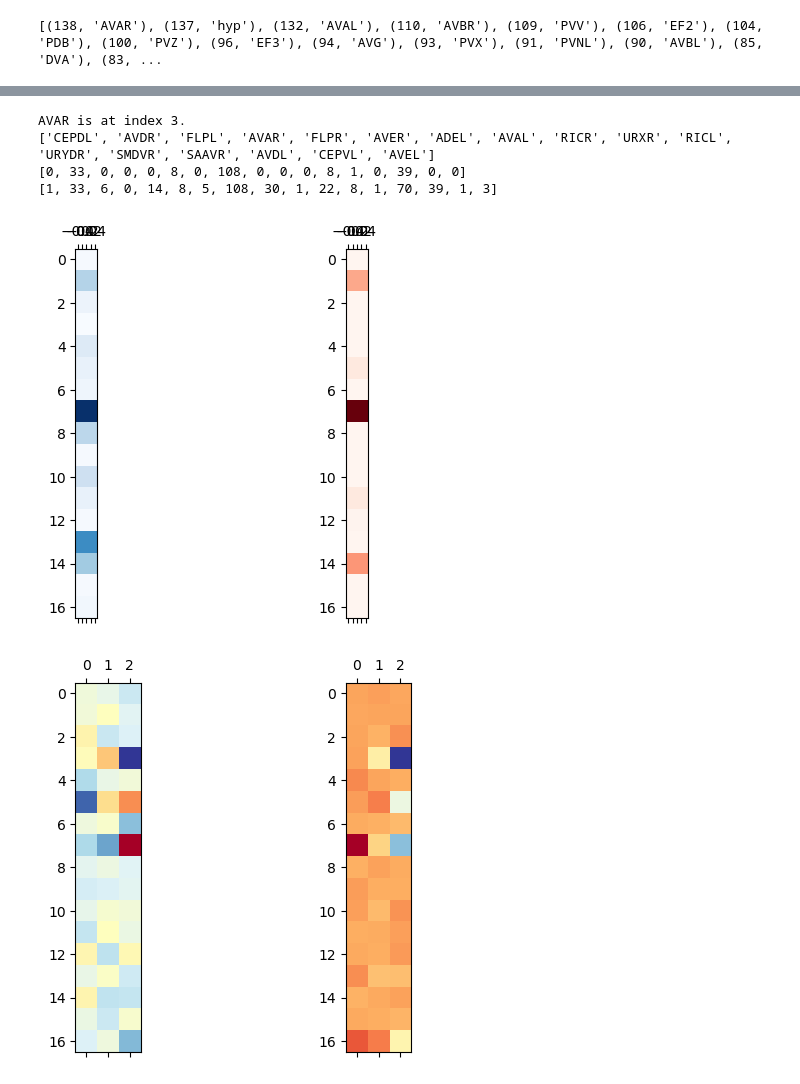
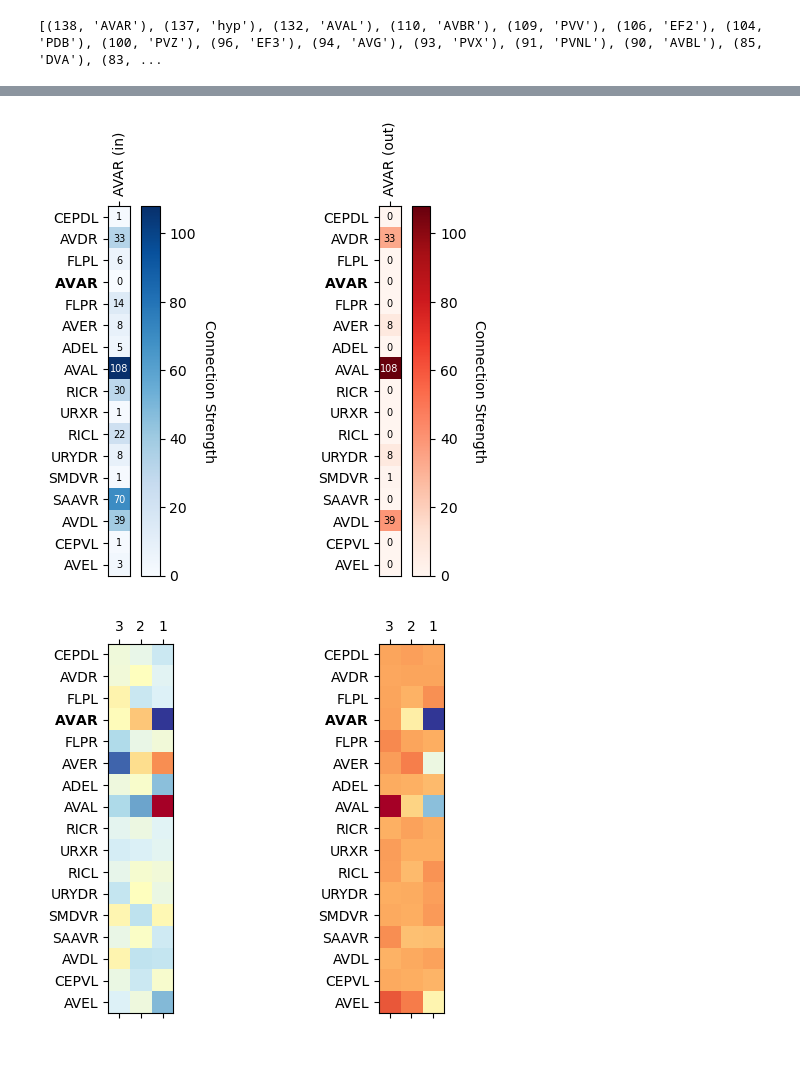
Before and after one commit to ironak/worms, a Jupyter notebook: sandy3.ipynb, the cells around one changed output, grey strips where cells are left out. Cells and saved outputs as stored; diff of their text form; code cells hidden in the pictures; blank space fills up the shorter version.

```diff
--- a/sandy3.ipynb
+++ b/sandy3.ipynb
@@ -211,32 +332,33 @@ print(c)
 # %%
 def visualize_c(c, neuron, trace_obj, connectome=CONNECTOME):
     relevant_mask = get_relevant_mask(neuron, trace_obj, connectome)
     relevant_count = np.count_nonzero(relevant_mask)
 
-    self_index_in_relevant_mask = np.count_nonzero(relevant_mask[:trace_obj.get_index(neuron)])
-    print(f'{neuron} is at index {self_index_in_relevant_mask}.')
     relevant_labels = get_relevant_mask_labels(neuron, trace_obj, connectome)
-    print(relevant_labels)
-    print([get_weight(neuron, neighbor) for neighbor in relevant_labels])
-    print([get_weight(neighbor, neuron) for neighbor in relevant_labels])
-
+    i = relevant_labels.index(neuron)
+    relevant_labels[i] = f'$\\bf{{{relevant_labels[i]}}}$'
 
     figure, ax = plt.subplots(1, 2)
-    ax[0].matshow(np.array([[get_weight(neighbor, neuron) for neighbor in relevant_labels]]).T, cmap=plt.cm.Blues)
-    ax[1].matshow(np.array([[get_weight(neuron, neighbor) for neighbor in relevant_labels]]).T, cmap=plt.cm.Reds)
+
+    in_weights = np.array([[get_weight(neighbor, neuron) for neighbor in relevant_labels]]).T
+    im, cbar = heatmap(in_weights, relevant_labels, [f'{neuron} (in)'], ax[0], cmap=plt.cm.Blues, cbarlabel='Connection Strength')
+    texts = annotate_heatmap(im, valfmt='{x}', size=7)
+
+    out_weights = np.array([[get_weight(neuron, neighbor) for neighbor in relevant_labels]]).T
+    im, cbar = heatmap(out_weights, relevant_labels, [f'{neuron} (out)'], ax[1], cmap=plt.cm.Reds, cbarlabel='Connection Strength')
+    texts = annotate_heatmap(im, valfmt='{x}', size=7)
+
     figure.show()
 
     C = c.reshape((relevant_count,w_rr,1,w_sr+1))
     figure, ax = plt.subplots(1, w_sr+1)
     for i in range(w_sr+1):
         (ax if w_sr == 0 else ax[i]).matshow(C[:,:,0,i], cmap=plt.cm.RdYlBu)
+        (ax if w_sr == 0 else ax[i]).set_yticks(np.arange(relevant_count), relevant_labels)
+        (ax if w_sr == 0 else ax[i]).set_xticks(np.arange(w_rr), np.arange(w_rr,0,-1))
     figure.show()
 
 visualize_c(c,neuron, trace_obj)
 # %% [output]
-AVAR is at index 3.
-['CEPDL', 'AVDR', 'FLPL', 'AVAR', 'FLPR', 'AVER', 'ADEL', 'AVAL', 'RICR', 'URXR', 'RICL', 'URYDR', 'SMDVR', 'SAAVR', 'AVDL', 'CEPVL', 'AVEL']
-[0, 33, 0, 0, 0, 8, 0, 108, 0, 0, 0, 8, 1, 0, 39, 0, 0]
-[1, 33, 6, 0, 14, 8, 5, 108, 30, 1, 22, 8, 1, 70, 39, 1, 3]
-[figure, old version]
+[figure, new version]
-[figure, old version]
+[figure, new version]
```
Also changed, not shown: parts of 11 cells of this notebook, 1 other file.
